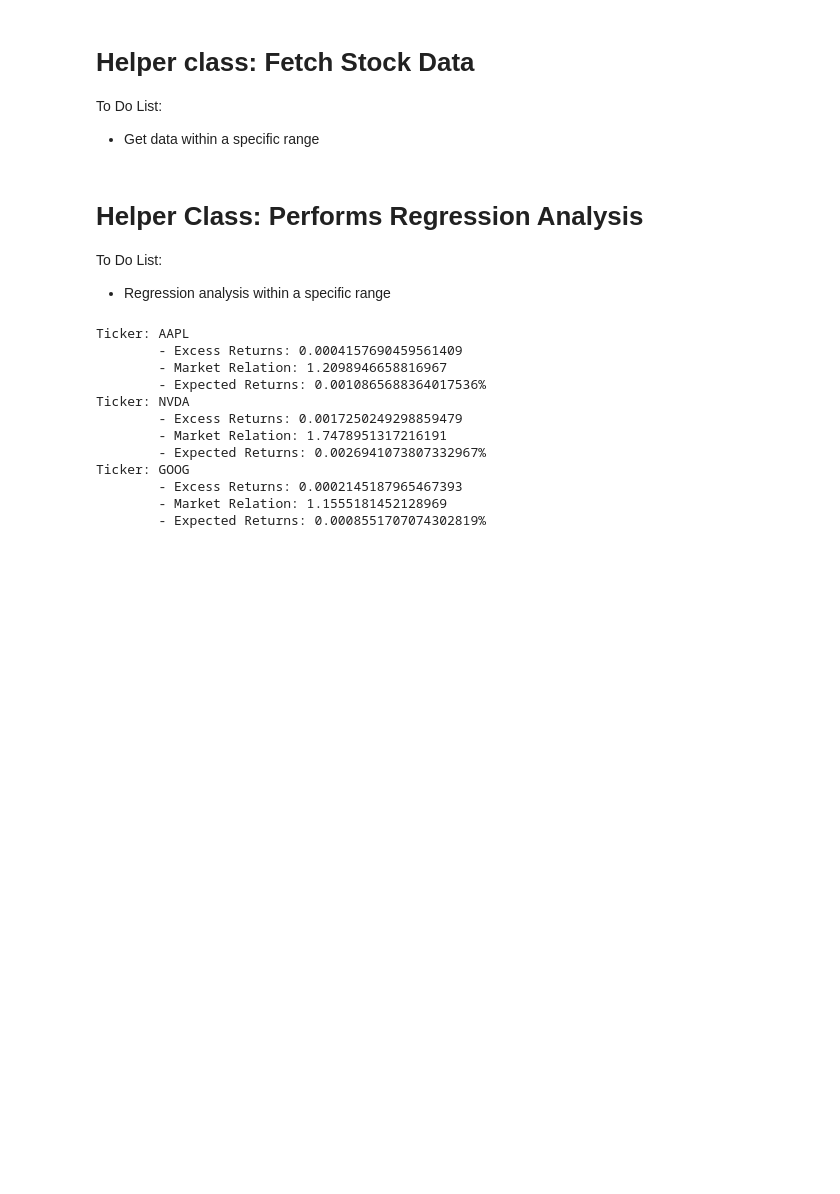
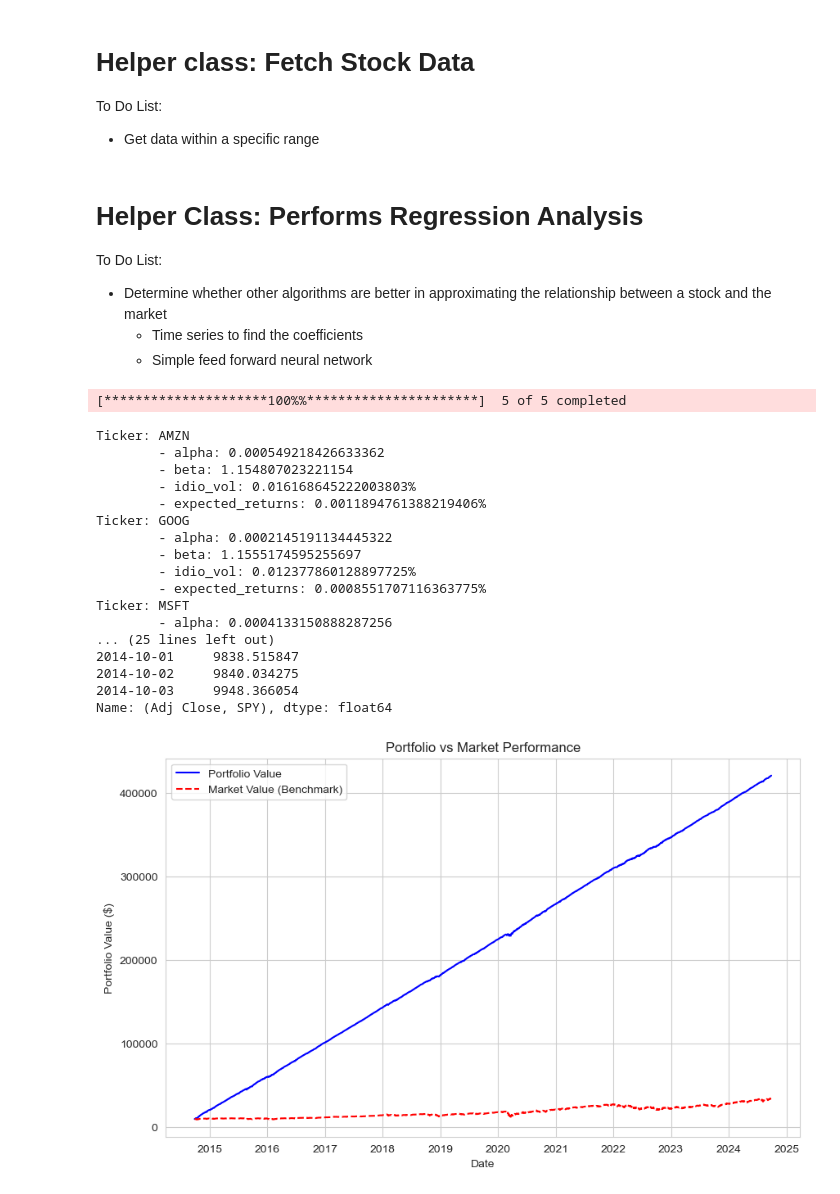
Before and after one commit to saikot-paul/portfolio-optimization, a Jupyter notebook: Regression.ipynb, the cells around one changed output. Cells and saved outputs as stored; diff of their text form; code cells hidden in the pictures; blank space fills up the shorter version.

Commit message:
Made changes to how stock data is fetched, now many tickers can be analyzed. Secondly portfolio analysis can be done and is benchmarked against SPY

```diff
--- a/Regression.ipynb
+++ b/Regression.ipynb
@@ -57,56 +44,6 @@ class StockFetcher:
 # Helper Class: Performs Regression Analysis
 
 To Do List:
-* Regression analysis within a specific range
+* Determine whether other algorithms are better in approximating the relationship between a stock and the market
+    * Time series to find the coefficients
+    * Simple feed forward neural network
-# %%
-class LinearRegresion:
-
-    def __get_coefficients(self, asset, market):
-        avg_market_return = market['Returns'].mean()
-        avg_asset_return = asset['Returns'].mean()
-
-        covariance = market['Returns'].cov(asset['Returns'])
-        variance = market['Returns'].var()
-
-        beta = covariance / variance
-        alpha = avg_asset_return - beta * avg_market_return
-
-        expected_returns = alpha + beta*avg_market_return
-
-        return alpha, beta, expected_returns
-
-    def linear_regression(self, ticker):
-        stock_fetcher = StockFetcher()
-        asset = stock_fetcher.get_stock_data(ticker=ticker, time_unit='y', period=10)
-        market = stock_fetcher.get_stock_data(ticker='SPY', time_unit='y', period=10)
-
-        date_match = pd.merge(asset, market, left_index=True, right_index=True, how='inner').index
-
-        asset_filtered = asset.loc[date_match]
-        market_filtered = market.loc[date_match]
-
-        asset_filtered['Returns'] = asset_filtered.Close.pct_change()
-        market_filtered['Returns'] = market_filtered.Close.pct_change()
-
-        alpha, beta, expected_returns = self.__get_coefficients(asset_filtered, market_filtered)
-
-        return alpha, beta, expected_returns
-
-lg = LinearRegresion()
-
-for ticker in ['AAPL', 'NVDA', 'GOOG']:
-    alpha, beta, expected_returns = LinearRegresion().linear_regression(ticker)
-    print(f'Ticker: {ticker}\n\t- Excess Returns: {alpha}\n\t- Market Relation: {beta}\n\t- Expected Returns: {expected_returns}%')
-# %% [output]
-Ticker: AAPL
-        - Excess Returns: 0.0004157690459561409
-        - Market Relation: 1.2098946658816967
-        - Expected Returns: 0.0010865688364017536%
-Ticker: NVDA
-        - Excess Returns: 0.0017250249298859479
-        - Market Relation: 1.7478951317216191
-        - Expected Returns: 0.0026941073807332967%
-Ticker: GOOG
-        - Excess Returns: 0.0002145187965467393
-        - Market Relation: 1.1555181452128969
-        - Expected Returns: 0.0008551707074302819%
@@ -112,0 +175,24 @@ Ticker: GOOG
+# %%
+ticker = ['GOOG', 'AMZN', 'NVDA', 'MSFT']
+sa = StockAnalysis(ticker=ticker)
+sa.perform_analysis()
+# %% [output]
+[*********************100%%**********************]  5 of 5 completed
+Ticker: AMZN
+        - alpha: 0.000549218426633362
+        - beta: 1.154807023221154
+        - idio_vol: 0.016168645222003803%
+        - expected_returns: 0.0011894761388219406%
+Ticker: GOOG
+        - alpha: 0.0002145191134445322
+        - beta: 1.1555174595255697
+        - idio_vol: 0.012377860128897725%
+        - expected_returns: 0.0008551707116363775%
+Ticker: MSFT
+        - alpha: 0.0004133150888287256
+... (25 lines left out)
+2014-10-01     9838.515847
+2014-10-02     9840.034275
+2014-10-03     9948.366054
+Name: (Adj Close, SPY), dtype: float64
+[figure, added]
```
Also changed, not shown: parts of 3 cells of this notebook.
